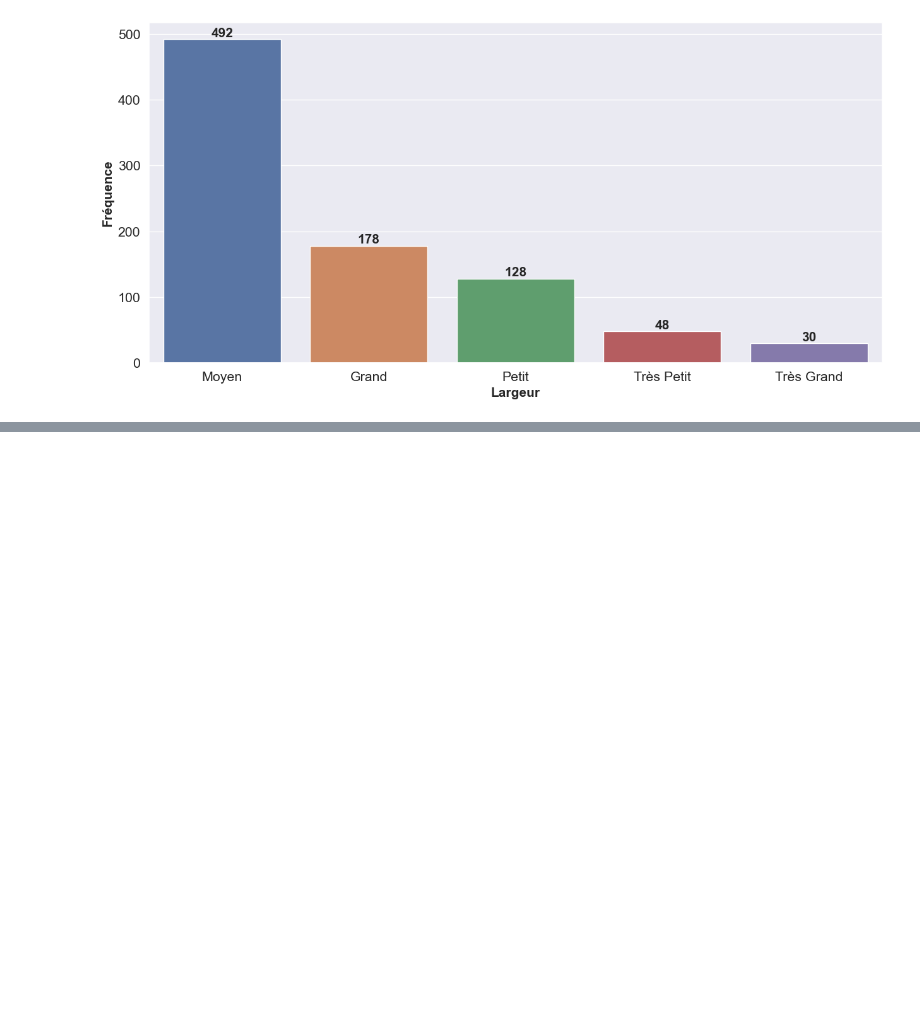
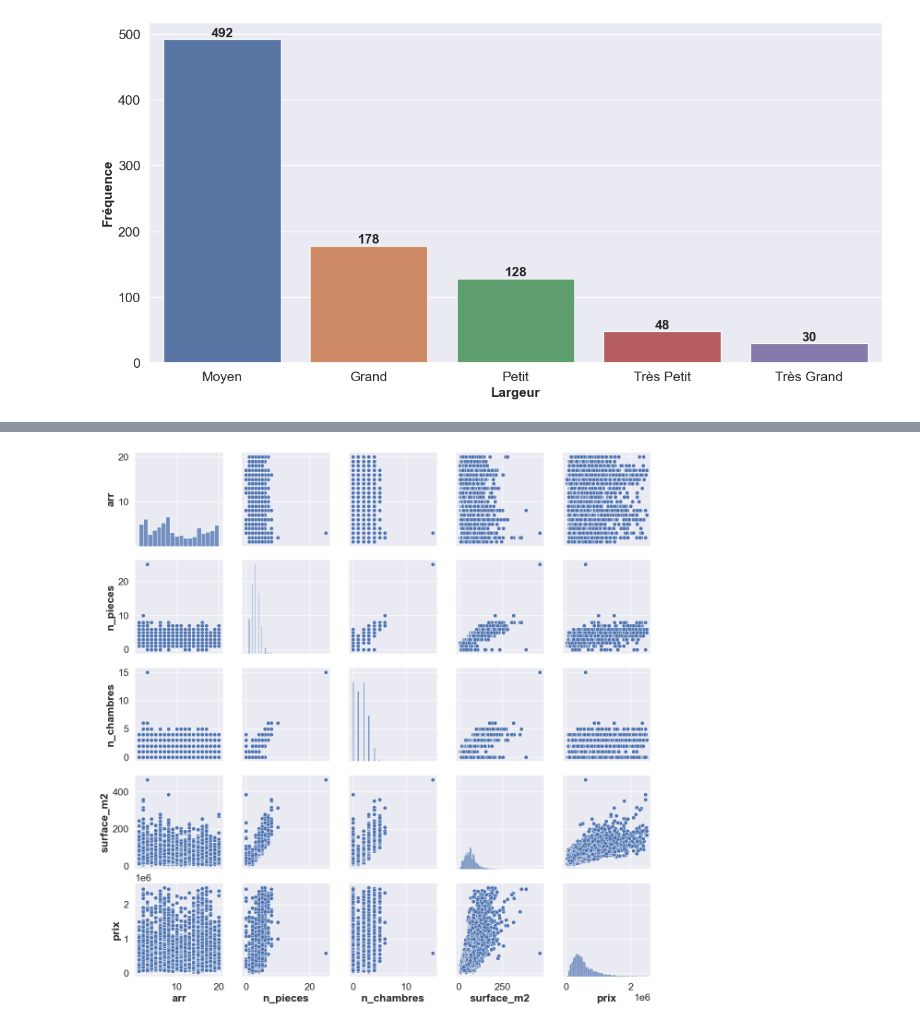
Before and after one commit to NichitaCP/RE, a Jupyter notebook: EDA.ipynb, the cells around one changed output, grey strips where cells are left out. Cells and saved outputs as stored; diff of their text form; code cells hidden in the pictures; blank space fills up the shorter version.

```diff
--- a/EDA.ipynb
+++ b/EDA.ipynb
@@ -709,0 +712,9 @@ plt.show()
+# %%
+df1 = df.copy(deep=True)
+df1 = df1.reset_index()
+df1['arr'] = df1['arr'].astype('float')
+df_dummies = pd.get_dummies(df1[['ville', 'largeur']], dtype=float)
+df_dummies.head()
+df1 = df1.drop(['ville', 'largeur', 'prix_m2'], axis=1)
+df_dummies = pd.concat([df1, df_dummies], axis=1)
+df_dummies.head()
@@ -709,0 +728,9 @@ plt.show()
+# %%
+price_mask = df1.prix < 2.5e6
+df_filt = df1[price_mask]
+g = sns.PairGrid(df_filt)
+g.map_diag(sns.histplot)
+g.map_offdiag(sns.scatterplot)
+plt.show()
+# %% [output]
+[figure, added]
```
Also changed, not shown: parts of 4 cells of this notebook.
